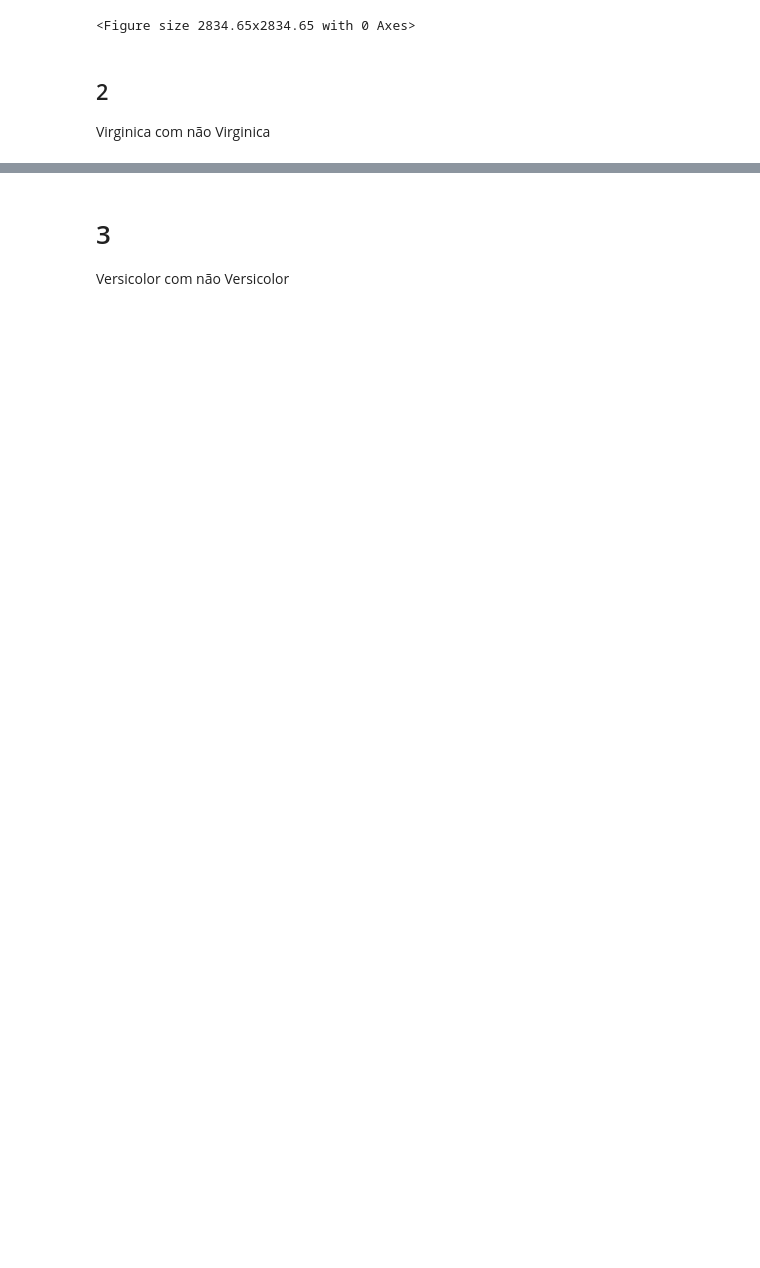
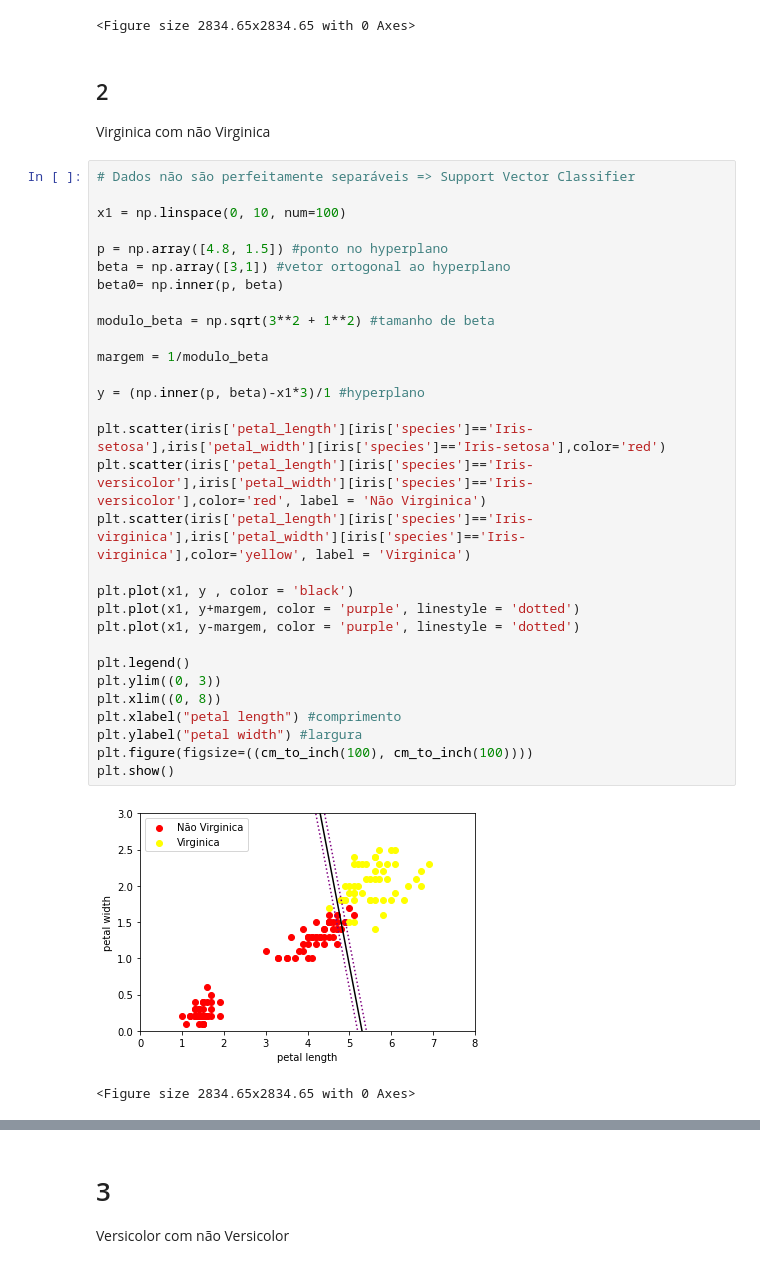
Before and after one commit to Faluhelyi/TOPICOS_2_cadernos, a Jupyter notebook: 9_4_An_Intro.ipynb, the cells around one changed output, grey strips where cells are left out. Saved outputs shown, nothing was run; the diff lists cells and outputs as text; blank space fills up the shorter version.

```diff
--- a/9_4_An_Intro.ipynb
+++ b/9_4_An_Intro.ipynb
@@ -67,6 +67,39 @@ plt.show()
 ## 2
 
 Virginica com não Virginica
+# %%
+# Dados não são perfeitamente separáveis => Support Vector Classifier
+
+x1 = np.linspace(0, 10, num=100)
+
+p = np.array([4.8, 1.5]) #ponto no hyperplano
+beta = np.array([3,1]) #vetor ortogonal ao hyperplano
+beta0= np.inner(p, beta)
+
+modulo_beta = np.sqrt(3**2 + 1**2) #tamanho de beta
+
+margem = 1/modulo_beta
+
+y = (np.inner(p, beta)-x1*3)/1 #hyperplano
+
+plt.scatter(iris['petal_length'][iris['species']=='Iris-setosa'],iris['petal_width'][iris['species']=='Iris-setosa'],color='red')
+plt.scatter(iris['petal_length'][iris['species']=='Iris-versicolor'],iris['petal_width'][iris['species']=='Iris-versicolor'],color='red', label = 'Não Virginica')
+plt.scatter(iris['petal_length'][iris['species']=='Iris-virginica'],iris['petal_width'][iris['species']=='Iris-virginica'],color='yellow', label = 'Virginica')
+
+plt.plot(x1, y , color = 'black')
+plt.plot(x1, y+margem, color = 'purple', linestyle = 'dotted')
+plt.plot(x1, y-margem, color = 'purple', linestyle = 'dotted')
+
+plt.legend()
+plt.ylim((0, 3))
+plt.xlim((0, 8))
+plt.xlabel("petal length") #comprimento
+plt.ylabel("petal width") #largura
+plt.figure(figsize=((cm_to_inch(100), cm_to_inch(100))))
+plt.show()
+# %% [output]
+[figure, added]
+<Figure size 2834.65x2834.65 with 0 Axes>
 # %%
 # Dados não são perfeitamente separáveis => Support Vector Classifier
 
```
Also changed, not shown: parts of 5 cells of this notebook.
